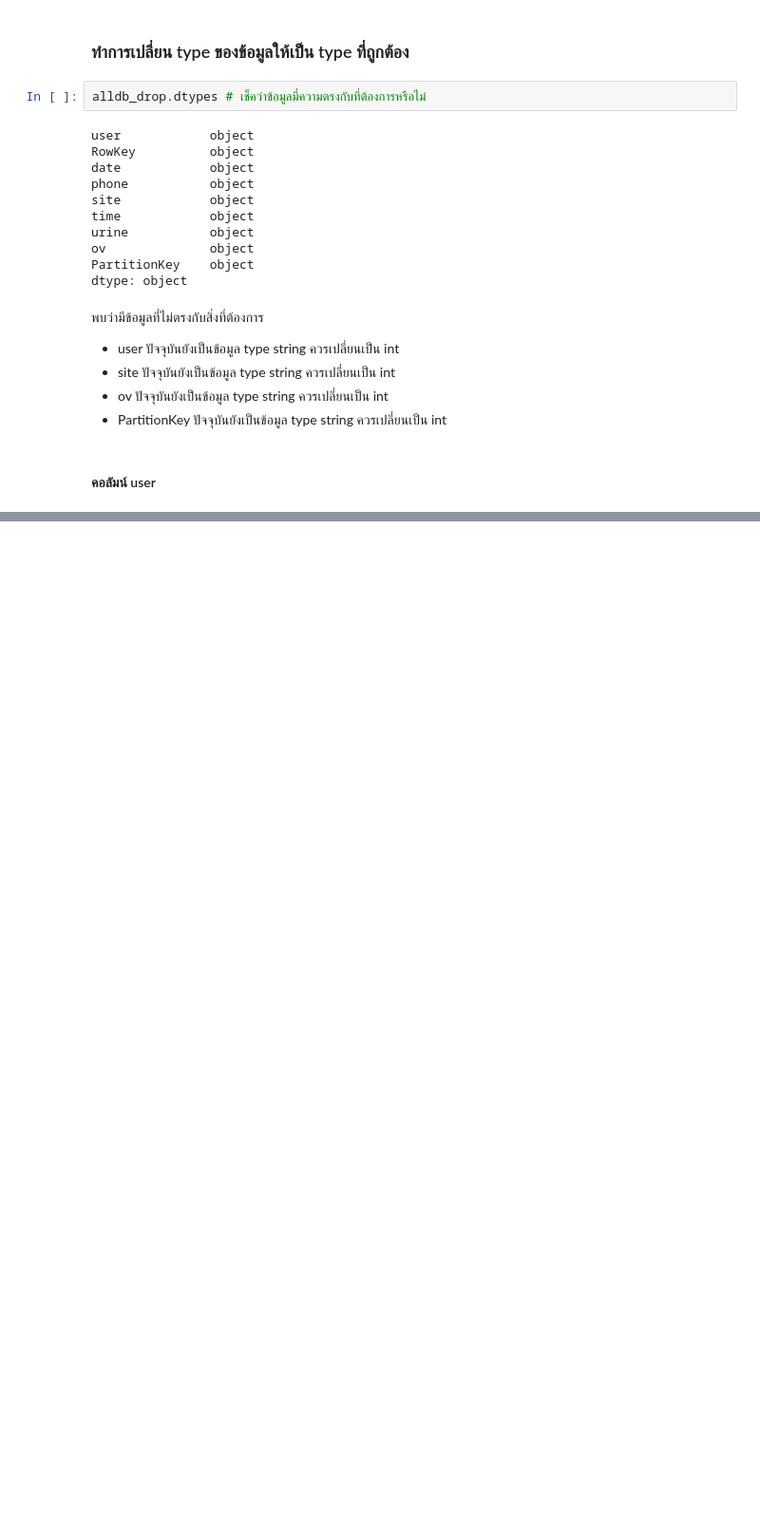
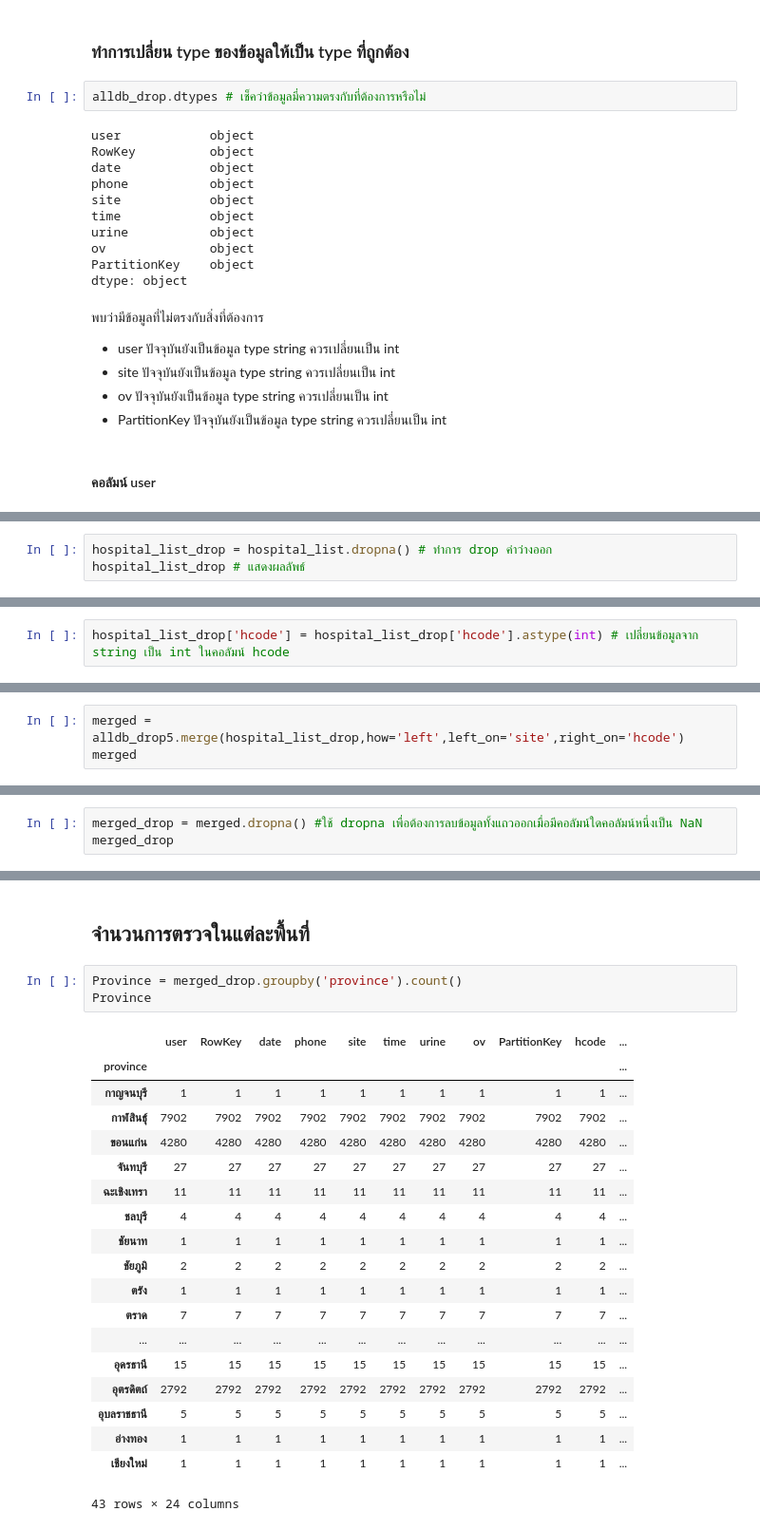
Before and after one commit to SupidchayaTangkidwanich/data_viz_2022, a Jupyter notebook: Final_Exam.ipynb, the cells around one changed output, grey strips where cells are left out. Shown at 95% size. Saved outputs shown, nothing was run; the diff lists cells and outputs as text; blank space fills up the shorter version.

```diff
--- a/Final_Exam.ipynb
+++ b/Final_Exam.ipynb
@@ -206,0 +862,3 @@ dtype: object
+# %%
+hospital_list_drop = hospital_list.dropna() # ทำการ drop ค่าว่างออก
+hospital_list_drop # แสดงผลลัพธ์
@@ -206,0 +879,2 @@ dtype: object
+# %%
+hospital_list_drop['hcode'] = hospital_list_drop['hcode'].astype(int) # เปลี่ยนข้อมูลจาก string เป็น int ในคอลัมน์ hcode
@@ -206,0 +909,3 @@ dtype: object
+# %%
+merged = alldb_drop5.merge(hospital_list_drop,how='left',left_on='site',right_on='hcode')
+merged
@@ -206,0 +952,3 @@ dtype: object
+# %%
+merged_drop = merged.dropna() #ใช้ dropna เพื่อต้องการลบข้อมูลทั้งแถวออกเมื่อมีคอลัมน์ใดคอลัมน์หนึ่งเป็น NaN
+merged_drop
@@ -206,0 +1021,25 @@ dtype: object
+# %% [markdown]
+## จำนวนการตรวจในแต่ละพื้นที่
+# %%
+Province = merged_drop.groupby('province').count()
+Province
+# %% [output]
+|  | user | RowKey | date | phone | site | time | urine | ov | PartitionKey | hcode | ... |
+| province |  |  |  |  |  |  |  |  |  |  | ... |
+| กาญจนบุรี | 1 | 1 | 1 | 1 | 1 | 1 | 1 | 1 | 1 | 1 | ... |
+| กาฬสินธุ์ | 7902 | 7902 | 7902 | 7902 | 7902 | 7902 | 7902 | 7902 | 7902 | 7902 | ... |
+| ขอนแก่น | 4280 | 4280 | 4280 | 4280 | 4280 | 4280 | 4280 | 4280 | 4280 | 4280 | ... |
+| จันทบุรี | 27 | 27 | 27 | 27 | 27 | 27 | 27 | 27 | 27 | 27 | ... |
+| ฉะเชิงเทรา | 11 | 11 | 11 | 11 | 11 | 11 | 11 | 11 | 11 | 11 | ... |
+| ชลบุรี | 4 | 4 | 4 | 4 | 4 | 4 | 4 | 4 | 4 | 4 | ... |
+| ชัยนาท | 1 | 1 | 1 | 1 | 1 | 1 | 1 | 1 | 1 | 1 | ... |
+| ชัยภูมิ | 2 | 2 | 2 | 2 | 2 | 2 | 2 | 2 | 2 | 2 | ... |
+| ตรัง | 1 | 1 | 1 | 1 | 1 | 1 | 1 | 1 | 1 | 1 | ... |
+| ตราด | 7 | 7 | 7 | 7 | 7 | 7 | 7 | 7 | 7 | 7 | ... |
+| ... | ... | ... | ... | ... | ... | ... | ... | ... | ... | ... | ... |
+| อุดรธานี | 15 | 15 | 15 | 15 | 15 | 15 | 15 | 15 | 15 | 15 | ... |
+| อุตรดิตถ์ | 2792 | 2792 | 2792 | 2792 | 2792 | 2792 | 2792 | 2792 | 2792 | 2792 | ... |
+| อุบลราชธานี | 5 | 5 | 5 | 5 | 5 | 5 | 5 | 5 | 5 | 5 | ... |
+| อ่างทอง | 1 | 1 | 1 | 1 | 1 | 1 | 1 | 1 | 1 | 1 | ... |
+| เชียงใหม่ | 1 | 1 | 1 | 1 | 1 | 1 | 1 | 1 | 1 | 1 | ... |
+43 rows × 24 columns
```
Also changed, not shown: parts of 90 cells of this notebook.
